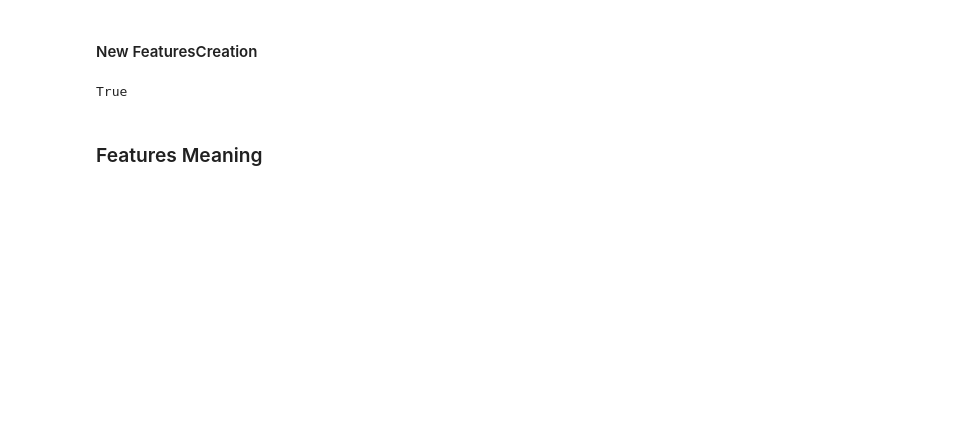
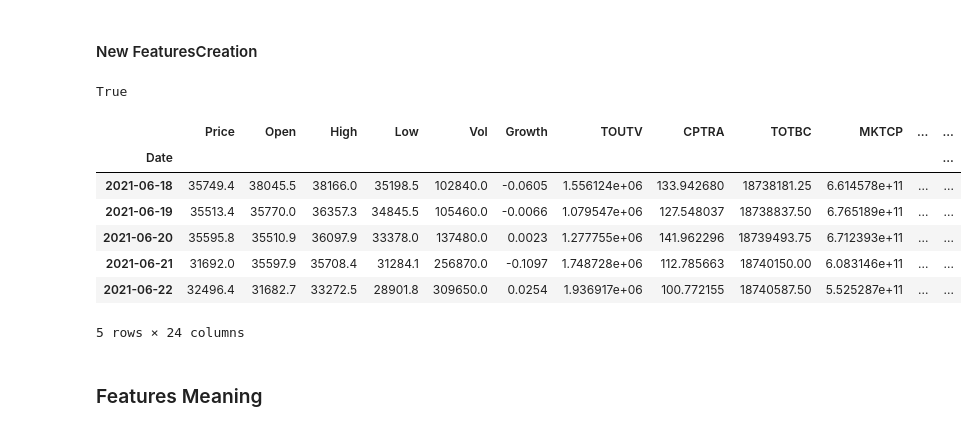
Before and after one commit to serg-razum-off/DFP-Numeric-2, a Jupyter notebook: train/btc_eda_playground.ipynb, the cells around one changed output. Saved outputs shown, nothing was run; the diff lists cells and outputs as text; code cells hidden in the pictures; blank space fills up the shorter version.

```diff
--- a/train/btc_eda_playground.ipynb
+++ b/train/btc_eda_playground.ipynb
@@ -91,5 +95,16 @@ data_manager.feature_calculate(fn=lambda X: -X.diff(),
 # %% [output]
 True
+# %%
+data_manager.data_btc[-5:]
+# %% [output]
+|  | Price | Open | High | Low | Vol | Growth | TOUTV | CPTRA | TOTBC | MKTCP | ... | ... |
+| Date |  |  |  |  |  |  |  |  |  |  |  | ... |
+| 2021-06-18 | 35749.4 | 38045.5 | 38166.0 | 35198.5 | 102840.0 | -0.0605 | 1.556124e+06 | 133.942680 | 18738181.25 | 6.614578e+11 | ... | ... |
+| 2021-06-19 | 35513.4 | 35770.0 | 36357.3 | 34845.5 | 105460.0 | -0.0066 | 1.079547e+06 | 127.548037 | 18738837.50 | 6.765189e+11 | ... | ... |
+| 2021-06-20 | 35595.8 | 35510.9 | 36097.9 | 33378.0 | 137480.0 | 0.0023 | 1.277755e+06 | 141.962296 | 18739493.75 | 6.712393e+11 | ... | ... |
+| 2021-06-21 | 31692.0 | 35597.9 | 35708.4 | 31284.1 | 256870.0 | -0.1097 | 1.748728e+06 | 112.785663 | 18740150.00 | 6.083146e+11 | ... | ... |
+| 2021-06-22 | 32496.4 | 31682.7 | 33272.5 | 28901.8 | 309650.0 | 0.0254 | 1.936917e+06 | 100.772155 | 18740587.50 | 5.525287e+11 | ... | ... |
+5 rows × 24 columns
 # %% [markdown]
 ### Features Meaning
 # %%
```
Also changed, not shown: parts of 16 cells of this notebook, 27 other files.
